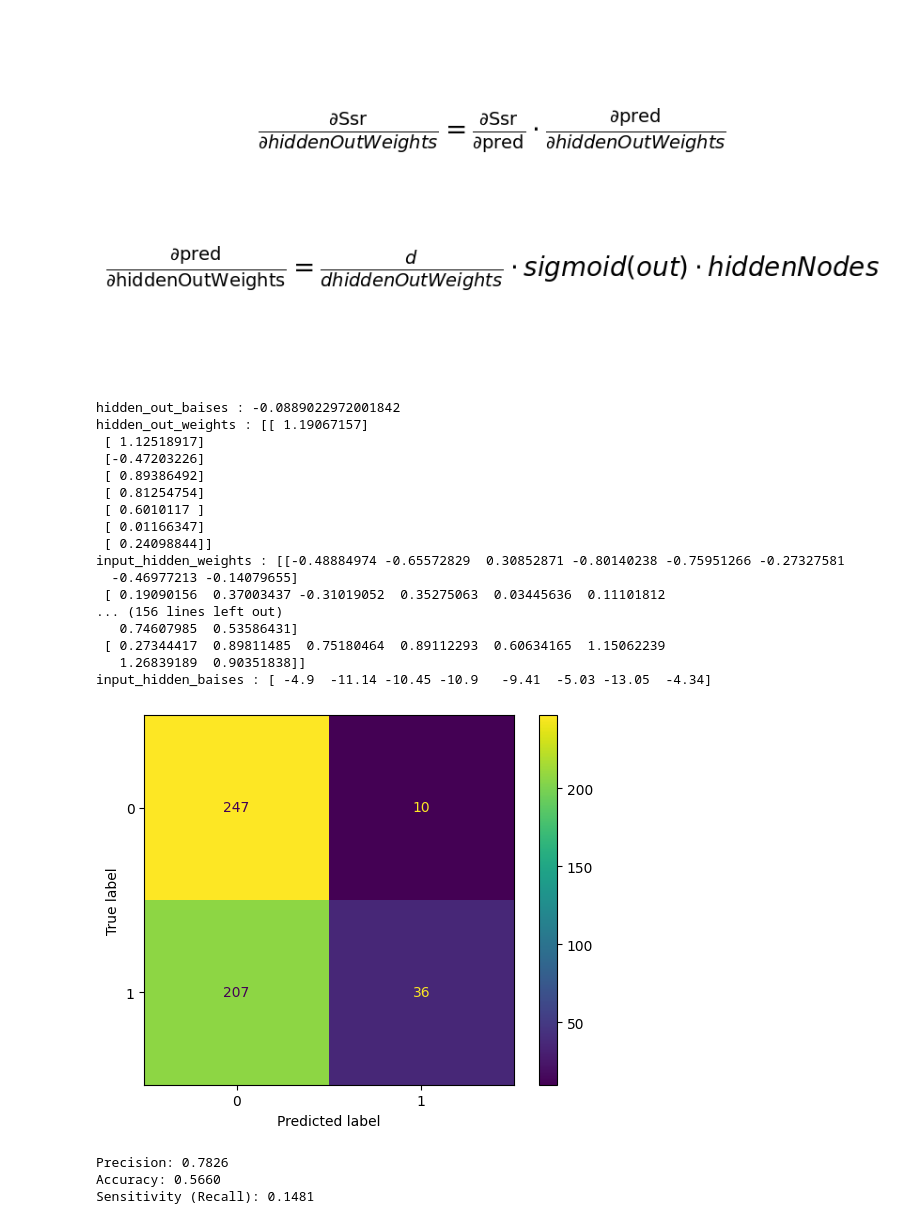
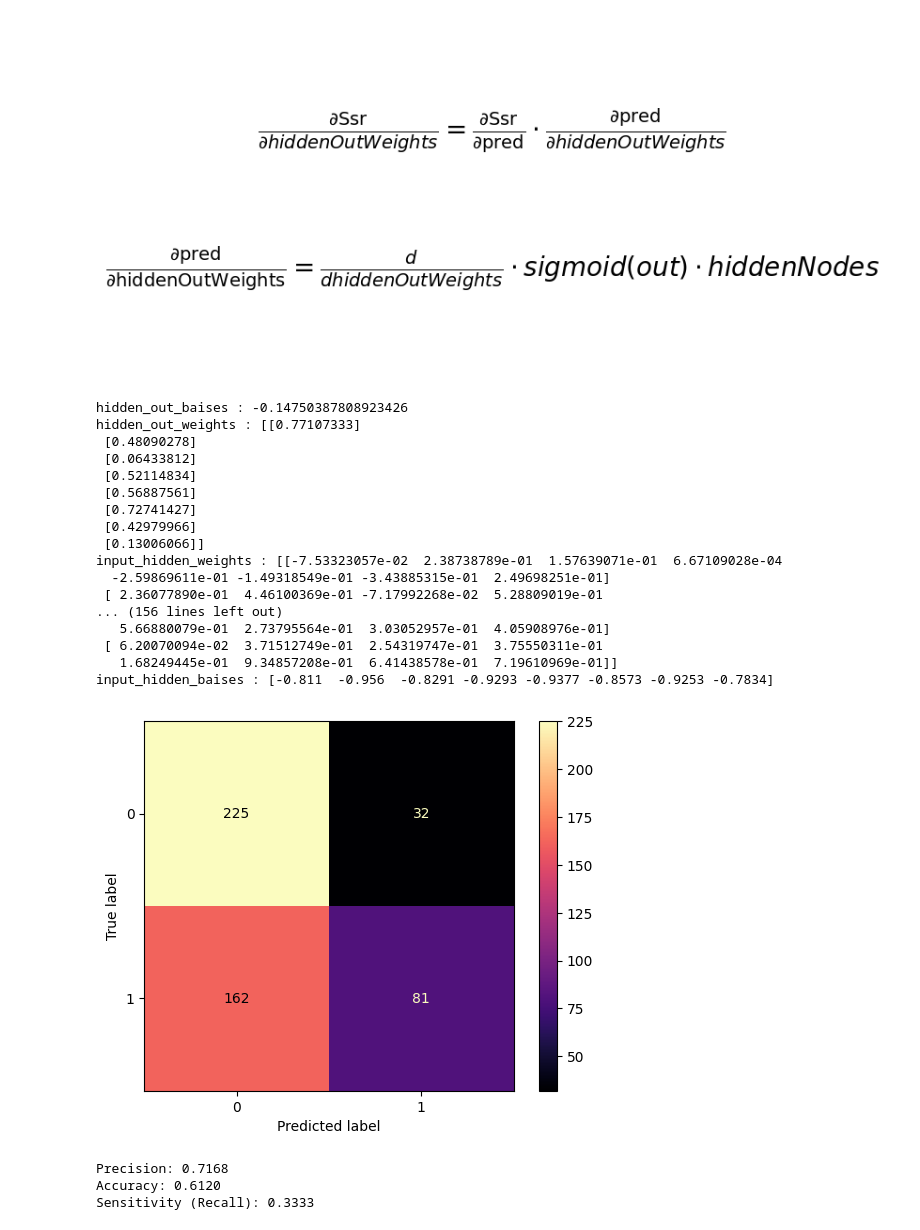
Before and after one commit to tohidnoori/Ann-from-scratch, a Jupyter notebook: ann-bank-data-analysis.ipynb, the cells around one changed output. Drawn from its saved outputs; the diff is of its cells as text; code cells hidden in the pictures.

Commit message:
1403/05/11 | adding images

```diff
--- a/ann-bank-data-analysis.ipynb
+++ b/ann-bank-data-analysis.ipynb
@@ -55,7 +55,7 @@ Number of columns: 81
 [figure]
 [figure]
 # %%
-learning_rate = 0.01
+learning_rate = 0.0001
 #hidden-input layer wieghts and biases
 input_hidden_weights = np.random.rand(input_nodes_num,hidden_nodes_num)
 input_hidden_baises = np.zeros(hidden_nodes_num)
@@ -121,23 +121,23 @@ print(f"hidden_out_weights : {hidden_out_weights}" )
 print(f"input_hidden_weights : {input_hidden_weights}" )
 print(f"input_hidden_baises : {input_hidden_baises}" )
 # %% [output]
-hidden_out_baises : -0.0889022972001842
-hidden_out_weights : [[ 1.19067157]
- [ 1.12518917]
- [-0.47203226]
- [ 0.89386492]
- [ 0.81254754]
- [ 0.6010117 ]
- [ 0.01166347]
- [ 0.24098844]]
-input_hidden_weights : [[-0.48884974 -0.65572829  0.30852871 -0.80140238 -0.75951266 -0.27327581
-  -0.46977213 -0.14079655]
- [ 0.19090156  0.37003437 -0.31019052  0.35275063  0.03445636  0.11101812
+hidden_out_baises : -0.14750387808923426
+hidden_out_weights : [[0.77107333]
+ [0.48090278]
+ [0.06433812]
+ [0.52114834]
+ [0.56887561]
+ [0.72741427]
+ [0.42979966]
+ [0.13006066]]
+input_hidden_weights : [[-7.53323057e-02  2.38738789e-01  1.57639071e-01  6.67109028e-04
+  -2.59869611e-01 -1.49318549e-01 -3.43885315e-01  2.49698251e-01]
+ [ 2.36077890e-01  4.46100369e-01 -7.17992268e-02  5.28809019e-01
 ... (156 lines left out)
-   0.74607985  0.53586431]
- [ 0.27344417  0.89811485  0.75180464  0.89112293  0.60634165  1.15062239
-   1.26839189  0.90351838]]
-input_hidden_baises : [ -4.9  -11.14 -10.45 -10.9   -9.41  -5.03 -13.05  -4.34]
+   5.66880079e-01  2.73795564e-01  3.03052957e-01  4.05908976e-01]
+ [ 6.20070094e-02  3.71512749e-01  2.54319747e-01  3.75550311e-01
+   1.68249445e-01  9.34857208e-01  6.41438578e-01  7.19610969e-01]]
+input_hidden_baises : [-0.811  -0.956  -0.8291 -0.9293 -0.9377 -0.8573 -0.9253 -0.7834]
 # %%
 def forward(input_nodes1,input_hidden_weights1,hidden_out_weights1,input_hidden_baises1,hidden_out_baises1):
     #initialize hidden nodes
@@ -149,7 +149,7 @@ def forward(input_nodes1,input_hidden_weights1,hidden_out_weights1,input_hidden_
     output_node1 = np.add(output_node1,hidden_out_baises1)
     predictions1 = sigmoid(output_node1)
     return predictions1,hidden_nodes1,output_node1
-def plotEquations(q1,q2,q3):
+def plotEquations(q1,q2,q3,title):
     import matplotlib.pyplot as plt
 
     fig, ax = plt.subplots()
@@ -162,7 +162,7 @@ def plotEquations(q1,q2,q3):
 
     ax.text(0.5, 0.3, q3, fontsize=20, ha='center', va='center')
 
-    plt.savefig('equations.png', bbox_inches='tight', pad_inches=0.1, dpi=300)
+    plt.savefig('images/'+title+'.png', bbox_inches='tight', pad_inches=0.1, dpi=300)
     plt.show()
 def sigmoid(x):
     return 1 / (1 + np.exp(-x))
@@ -179,32 +179,35 @@ def binary_cross_entropy(y_true, y_pred):
     epsilon = 1e-15
     y_pred = np.clip(y_pred, epsilon, 1 - epsilon)
     return -np.mean(y_true * np.log(y_pred) + (1 - y_true) * np.log(1 - y_pred))
+
+def plot_confusion_mat(predictions,y_test1,title):
+    cm = confusion_matrix(y_test, predictions)
+    disp = ConfusionMatrixDisplay(confusion_matrix=cm)
+    disp.plot(cmap = 'magma')
+    plt.savefig('images/'+title+'.png')
+    plt.show()
+    # Calculate precision, accuracy, and sensitivity
+    precision = precision_score(y_test1, predictions)
+    accuracy = accuracy_score(y_test1, predictions)
+    sensitivity = recall_score(y_test1, predictions)
+
+    print(f'Precision: {precision:.4f}')
+    print(f'Accuracy: {accuracy:.4f}')
+    print(f'Sensitivity (Recall): {sensitivity:.4f}')
 # %%
 predictions = []
 for i in range(0,len(X_test_scaled)):
     input_nodes = X_test_scaled[i]
     pred,_,_ = forward(input_nodes,input_hidden_weights,hidden_out_weights,input_hidden_baises,hidden_out_baises)
     predictions.append(pred)
-binary_predictions = (np.array(predictions)>= 0.5).astype(int)
-def plot_confusion_mat(predictions,y_test1):
-    cm = confusion_matrix(y_test, predictions)
-    disp = ConfusionMatrixDisplay(confusion_matrix=cm)
-    disp.plot()
-    plt.show()
-    # Calculate precision, accuracy, and sensitivity
-    precision = precision_score(y_test1, predictions)
-    accuracy = accuracy_score(y_test1, predictions)
-    sensitivity = recall_score(y_test1, predictions)
+my_model_predictions = (np.array(predictions)>= 0.5).astype(int)
 
-    print(f'Precision: {precision:.4f}')
-    print(f'Accuracy: {accuracy:.4f}')
-    print(f'Sensitivity (Recall): {sensitivity:.4f}')
-plot_confusion_mat(binary_predictions,y_test);
+plot_confusion_mat(my_model_predictions,y_test,"My model confusion matrix");
 # %% [output]
-[figure, old version]
+[figure, new version]
-Precision: 0.7826
-Accuracy: 0.5660
-Sensitivity (Recall): 0.1481
+Precision: 0.7168
+Accuracy: 0.6120
+Sensitivity (Recall): 0.3333
 # %%
 import numpy as np
 import pandas as pd
```
Also changed, not shown: parts of 7 cells of this notebook, 6 other files.
